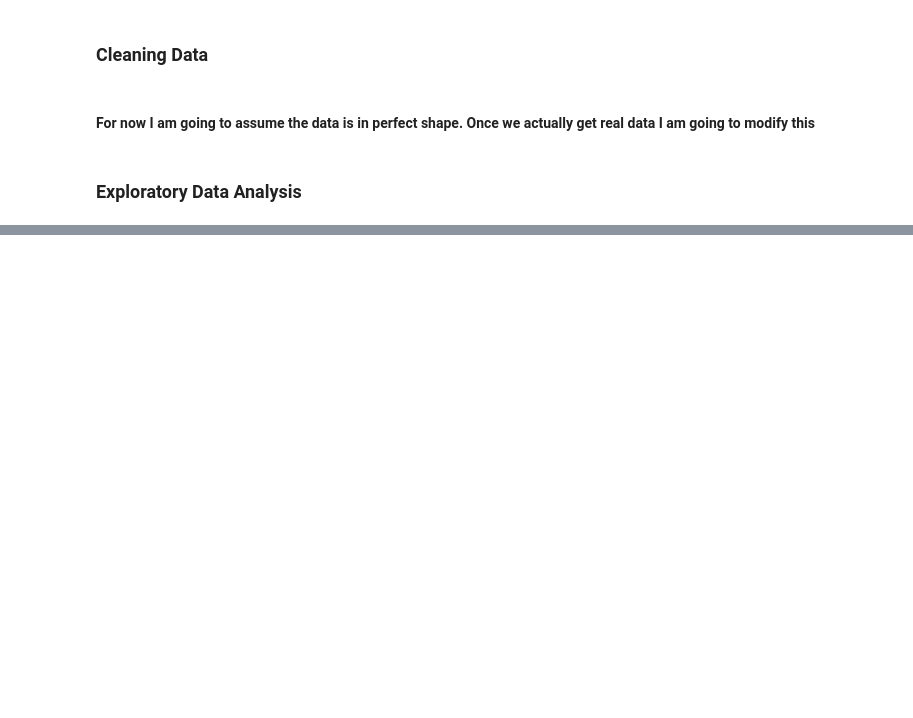
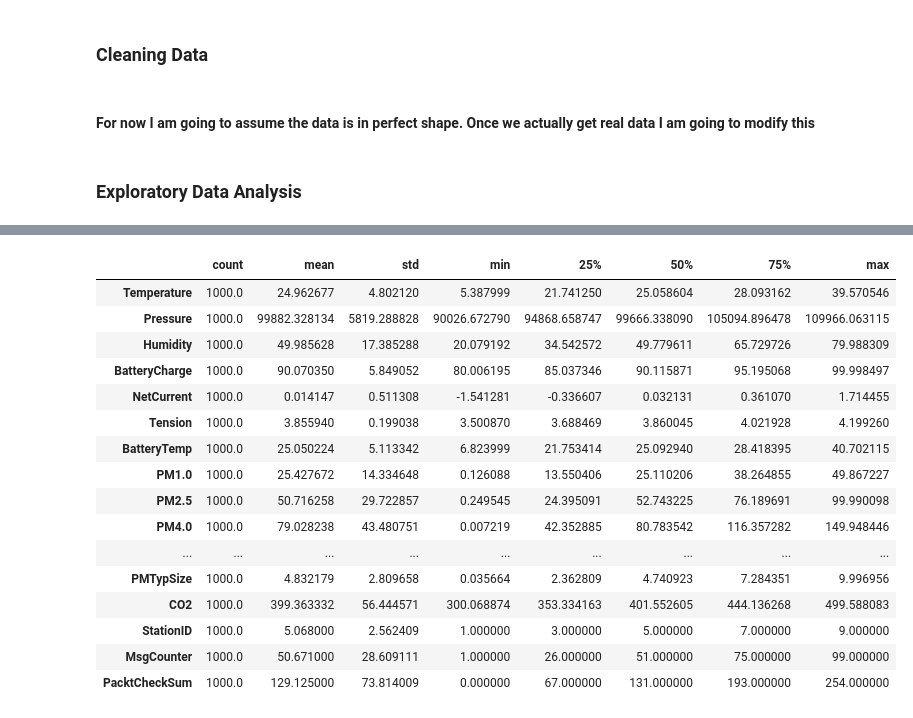
Before and after one commit to Ohm-Rajpal/USRA_Consulting, a Jupyter notebook: DataProcessing/Data Parser.ipynb, the cells around one changed output, grey strips where cells are left out. Saved outputs shown, nothing was run; the diff lists cells and outputs as text; code cells hidden in the pictures; blank space fills up the shorter version.

```diff
--- a/DataProcessing/Data Parser.ipynb
+++ b/DataProcessing/Data Parser.ipynb
@@ -33,62 +53,20 @@ df.describe()
 # %%
-# # Define features and data types
-# features = {
-#     "timestamp": pd.Timestamp,  # Qualitative (date and time)
-#     # Gas sensors (V)
-#     "GasSensor_0": np.float32,
-#     "GasSensor_1": np.float32,
-#     "GasSensor_2": np.float32,
-#     "GasSensor_3": np.float32,
-#     "GasSensor_4": np.float32,
-#     "GasSensor_5": np.float32,
-#     "GasSensor_6": np.float32,
-#     "GasSensor_7": np.float32,
-#     "GasSensor_8": np.float32,
-#     "GasSensor_9": np.float32,
-#     "GasSensor_10": np.float32,
-#     "GasSensor_11": np.float32,
-#
-#     "Temperature": np.float32,  # Quantitative (°C)
-#     "Pressure": np.float32,    # Quantitative (Pa)
-#     "Humidity": np.uint8,      # Quantitative (%RH)
-#     "Battery_Charge": np.uint8,  # Quantitative (%)
-#     "Net_Current": np.float32,  # Quantitative (A)
-#     "Tension": np.float32,     # Quantitative (V)
-#     "Battery_Temp": np.float32, # Quantitative (°C)
-#
-#     # Particulate matter (µg/m³)
-#     "PM1.0": np.float32,
-#     "PM2.5": np.float32,
-#     "PM4.0": np.float32,
-#     "PM10.0": np.float32,
-#
-#     # Particulate matter (1/cm³)
-#     "PM1.0_cm3": np.float32,
-#     "PM2.5_cm3": np.float32,
-#     "PM4.0_cm3": np.float32,
-#     "PM10.0_cm3": np.float32,
-#
-#     "PM_Typ_Size": np.float32,  # Quantitative (µm)
-#     "CO2": np.float32,           # Quantitative (ppm)
-# }
-
-# Generate random data
-num_datapoints = 100
-
-# temp = pd.Timestamp(year=2017, month=1, day=1, hour=12, second=0)
-
-# add more columns later
-fake_df = pd.DataFrame(columns=['Temperature', 'Pressure', 'Humidity', 'Battery_Charge', 'Net_Current', 'Tension'])
-
-start_time = datetime(2024, 2, 20, 10, 0, 0)  # Adjust start date and time
-
-# the idea is to create random data right now. Tighten up the range so it's only dealing with a particular kind of
-# weather for now. Some combinations are thermodynamically impossible if you arbitrarily choose property values
-for i in range(num_datapoints):
-    print('test')
-    # fake_df['Temperature'] = random.uniform(0, 100) # degrees celsius
-    # fake_df['Pressure'] = random.uniform(99284.51, 103421) # potential pressure values in earth
-    # fake_df['Humidity'] =
-    # fake_df['Battery_Charge'] =
-    # fake_df['Net_Current'] =
-    # fake_df['Tension'] =
+df.describe().transpose()
+# %% [output]
+|  | count | mean | std | min | 25% | 50% | 75% | max |
+| Temperature | 1000.0 | 24.962677 | 4.802120 | 5.387999 | 21.741250 | 25.058604 | 28.093162 | 39.570546 |
+| Pressure | 1000.0 | 99882.328134 | 5819.288828 | 90026.672790 | 94868.658747 | 99666.338090 | 105094.896478 | 109966.063115 |
+| Humidity | 1000.0 | 49.985628 | 17.385288 | 20.079192 | 34.542572 | 49.779611 | 65.729726 | 79.988309 |
+| BatteryCharge | 1000.0 | 90.070350 | 5.849052 | 80.006195 | 85.037346 | 90.115871 | 95.195068 | 99.998497 |
+| NetCurrent | 1000.0 | 0.014147 | 0.511308 | -1.541281 | -0.336607 | 0.032131 | 0.361070 | 1.714455 |
+| Tension | 1000.0 | 3.855940 | 0.199038 | 3.500870 | 3.688469 | 3.860045 | 4.021928 | 4.199260 |
+| BatteryTemp | 1000.0 | 25.050224 | 5.113342 | 6.823999 | 21.753414 | 25.092940 | 28.418395 | 40.702115 |
+| PM1.0 | 1000.0 | 25.427672 | 14.334648 | 0.126088 | 13.550406 | 25.110206 | 38.264855 | 49.867227 |
+| PM2.5 | 1000.0 | 50.716258 | 29.722857 | 0.249545 | 24.395091 | 52.743225 | 76.189691 | 99.990098 |
+| PM4.0 | 1000.0 | 79.028238 | 43.480751 | 0.007219 | 42.352885 | 80.783542 | 116.357282 | 149.948446 |
+| ... | ... | ... | ... | ... | ... | ... | ... | ... |
+| PMTypSize | 1000.0 | 4.832179 | 2.809658 | 0.035664 | 2.362809 | 4.740923 | 7.284351 | 9.996956 |
+| CO2 | 1000.0 | 399.363332 | 56.444571 | 300.068874 | 353.334163 | 401.552605 | 444.136268 | 499.588083 |
+| StationID | 1000.0 | 5.068000 | 2.562409 | 1.000000 | 3.000000 | 5.000000 | 7.000000 | 9.000000 |
+| MsgCounter | 1000.0 | 50.671000 | 28.609111 | 1.000000 | 26.000000 | 51.000000 | 75.000000 | 99.000000 |
+| PacktCheckSum | 1000.0 | 129.125000 | 73.814009 | 0.000000 | 67.000000 | 131.000000 | 193.000000 | 254.000000 |
```
Also changed, not shown: parts of 8 cells of this notebook.
